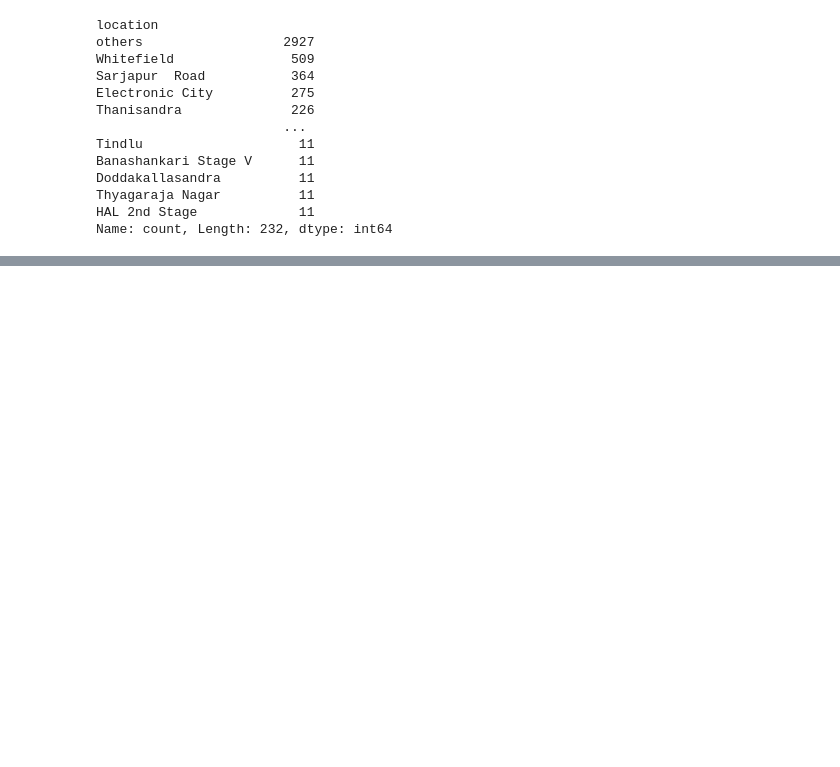
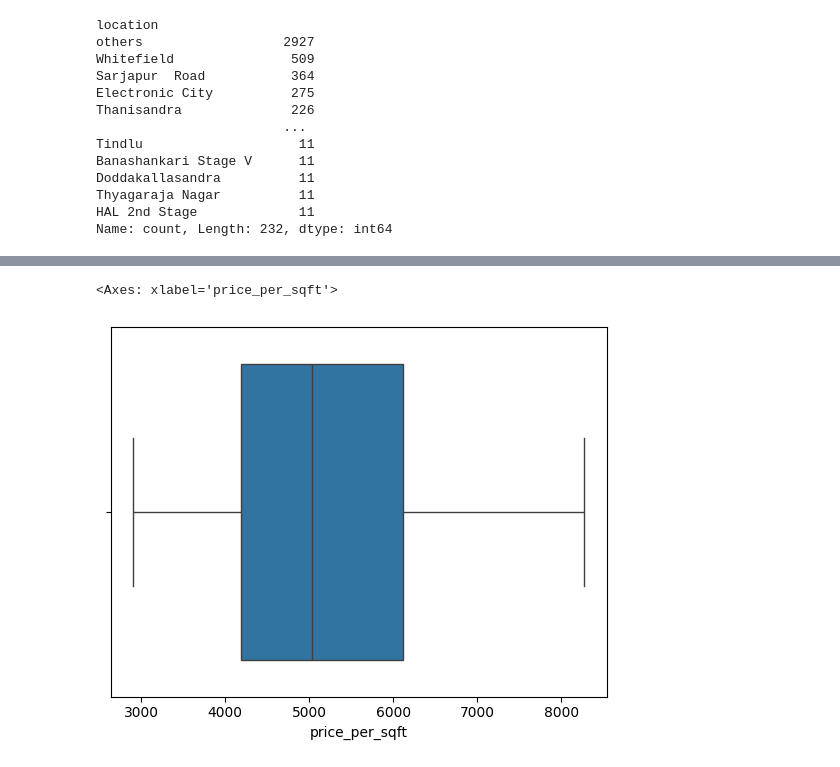
Before and after one commit to roshika1235/Bangolore_house_price_pred, a Jupyter notebook: EDA_ANALYSIS.ipynb, the cells around one changed output, grey strips where cells are left out. Saved outputs shown, nothing was run; the diff lists cells and outputs as text; code cells hidden in the pictures; blank space fills up the shorter version.

```diff
--- a/EDA_ANALYSIS.ipynb
+++ b/EDA_ANALYSIS.ipynb
@@ -88,0 +116,12 @@ Name: count, Length: 232, dtype: int64
+# %%
+#create a new col price_per_sqft
+#formula price_per_sqft = price/total_sqft
+df["price_per_sqft"]=(df["price"]*100000)/df["total_sqft"]
+# %%
+#handling outliers in total_sqft
+#observation : in total_sqft col we have houses less than 300 sqft those are outliers
+#in real time houses starts with min of 300 sqft
+
+#formula : total_sqft/bhk >=300 ----> it keeps all the realistic total sqft
+df = df[df["total_sqft"]/df["bhk"] >= 300]
+#total_sqft>=300
@@ -88,0 +140,21 @@ Name: count, Length: 232, dtype: int64
+# %%
+## handling outliers in BHK Column
+df['bhk'].unique()
+df=df[df['bhk']<=6]
+# %%
+## handling outliers in bath column
+df[df['bath']>df['bhk']+2][['bhk','bath']]
+df=df[df['bath']<df['bhk']+2]
+# %%
+## handling outliers in price_per_sqft
+## IQR METHOD
+q1=df["price_per_sqft"].quantile(0.25)
+q3=df["price_per_sqft"].quantile(0.75)
+IQR=q3-q1
+lower=q1-0.5*IQR
+upper=q3+0.5*IQR
+df=df[(df['price_per_sqft']>=lower) & (df['price_per_sqft']<=upper)]
+sns.boxplot(x="price_per_sqft",data=df)
+# %% [output]
+<Axes: xlabel='price_per_sqft'>
+[figure, added]
```
Also changed, not shown: parts of 25 cells of this notebook.
